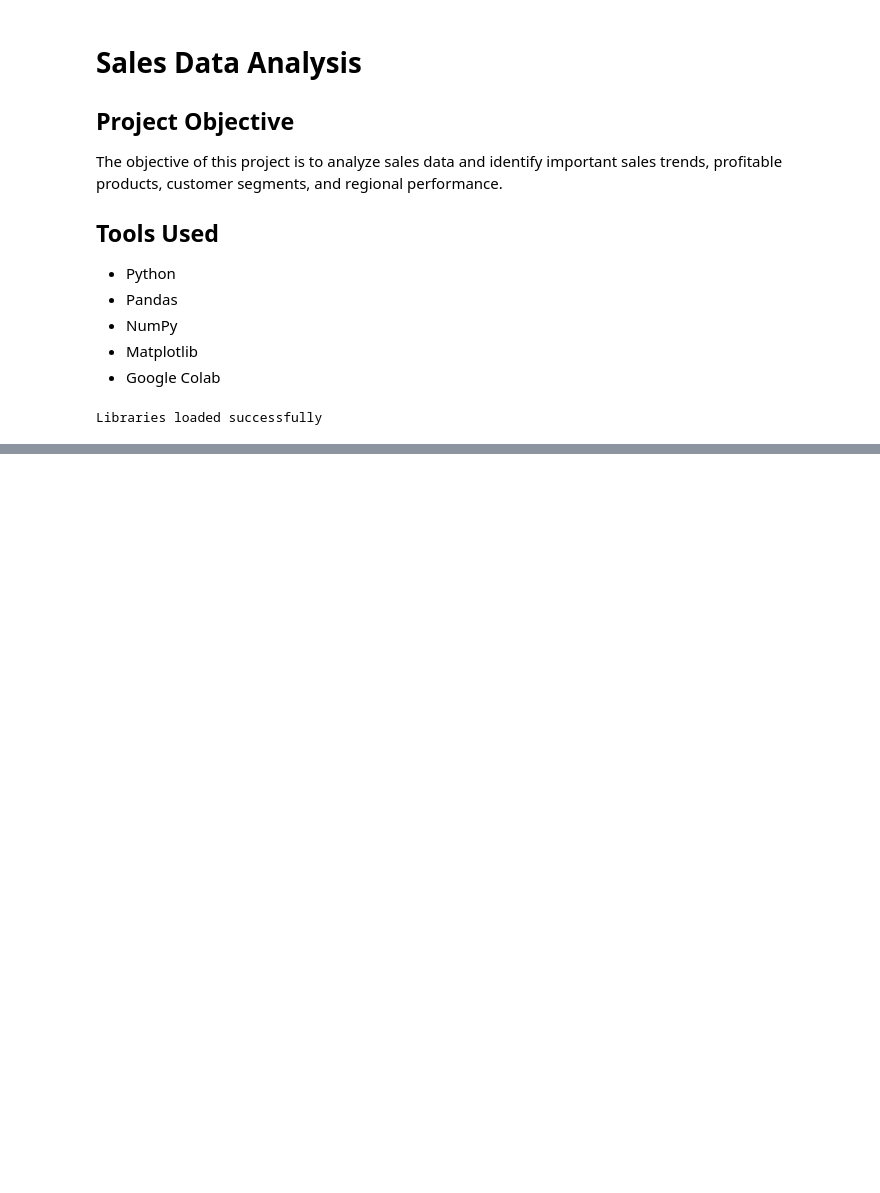
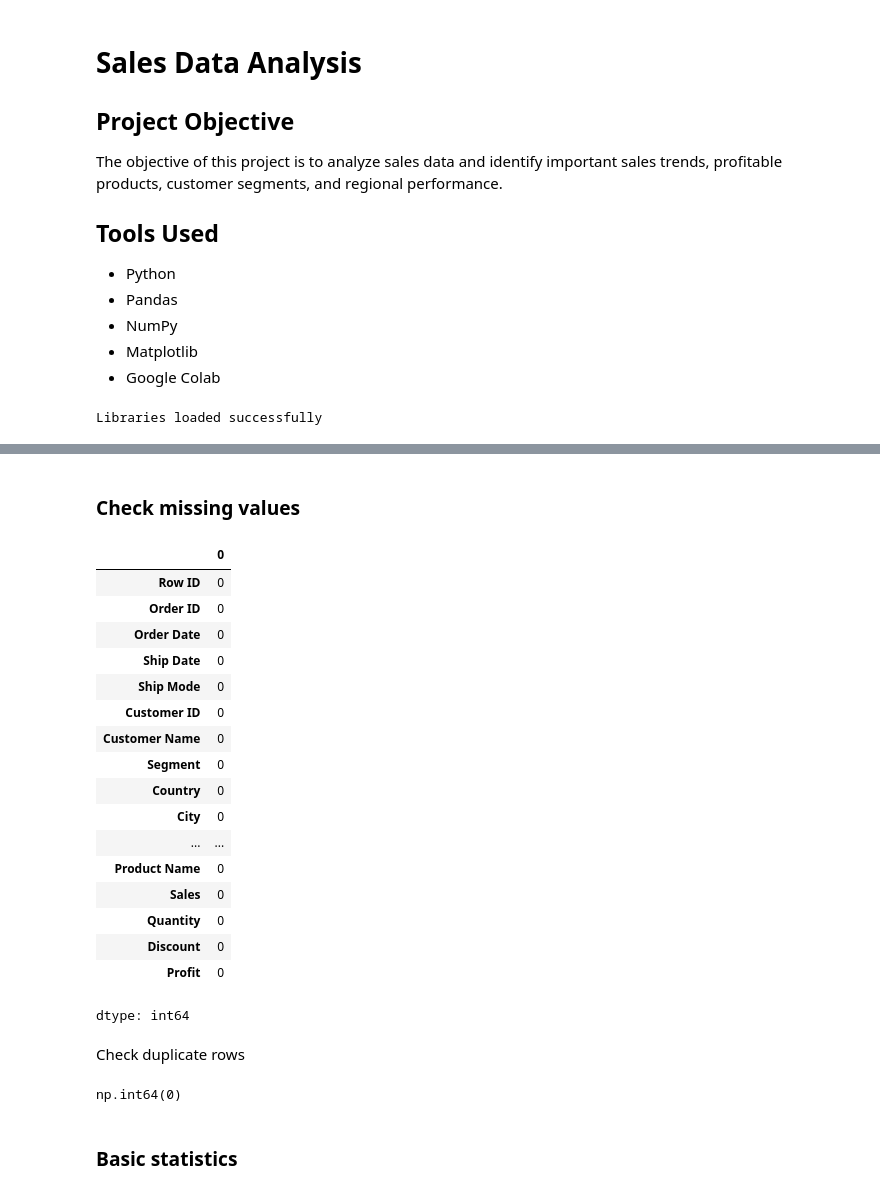
Before and after one commit to mukund1040/Data-Analytics-Projects, a Jupyter notebook: 02-Sales-Data-Analysis/Sales_Data_Analysis.ipynb, the cells around one changed output, grey strips where cells are left out. Drawn from its saved outputs; the diff is of its cells as text; code cells hidden in the pictures; blank space fills up the shorter version.

```diff
--- a/02-Sales-Data-Analysis/Sales_Data_Analysis.ipynb
+++ b/02-Sales-Data-Analysis/Sales_Data_Analysis.ipynb
@@ -65,0 +83,31 @@ memory usage: 1.6+ MB
+# %% [markdown]
+### Check missing values
+# %%
+df.isnull().sum()
+# %% [output]
+|  | 0 |
+| Row ID | 0 |
+| Order ID | 0 |
+| Order Date | 0 |
+| Ship Date | 0 |
+| Ship Mode | 0 |
+| Customer ID | 0 |
+| Customer Name | 0 |
+| Segment | 0 |
+| Country | 0 |
+| City | 0 |
+| ... | ... |
+| Product Name | 0 |
+| Sales | 0 |
+| Quantity | 0 |
+| Discount | 0 |
+| Profit | 0 |
+dtype: int64
+# %% [markdown]
+Check duplicate rows
+# %%
+df.duplicated().sum()
+# %% [output]
+np.int64(0)
+# %% [markdown]
+### Basic statistics
```
Also changed, not shown: parts of 8 cells of this notebook.
